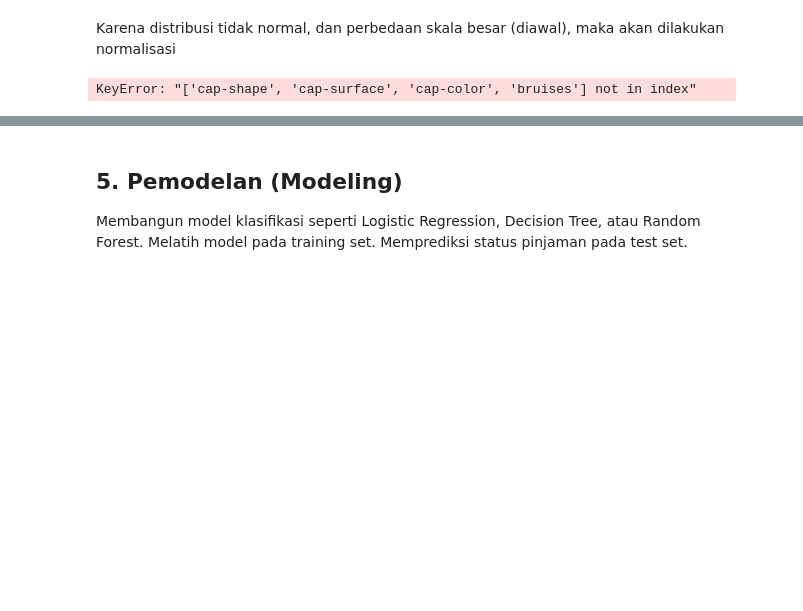
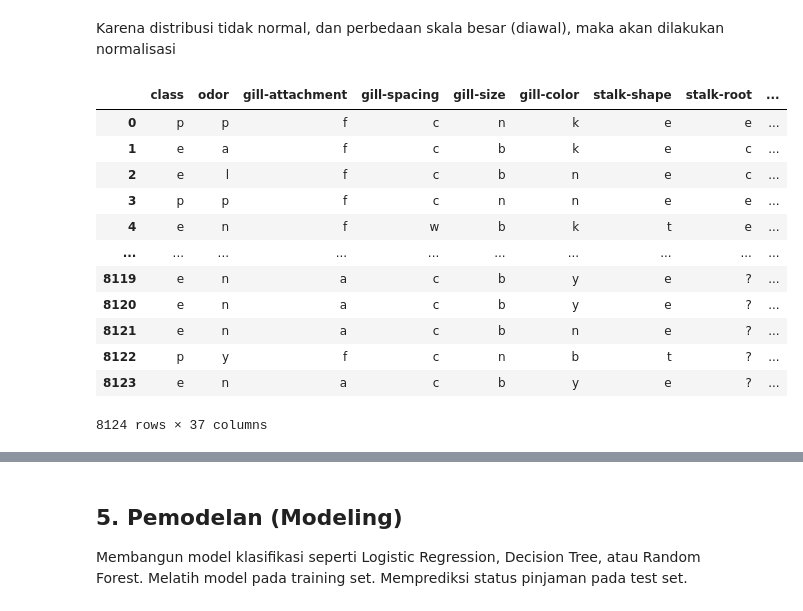
Before and after one commit to izamrosiawan/ss-code-semester-3, a Jupyter notebook: infrastruktur-dan-platform-untuk-sains-data/minggu-7/posttest/post test.ipynb, the cells around one changed output, grey strips where cells are left out. Cells and saved outputs as stored; diff of their text form; code cells hidden in the pictures; blank space fills up the shorter version.

```diff
--- a/infrastruktur-dan-platform-untuk-sains-data/minggu-7/posttest/post test.ipynb
+++ b/infrastruktur-dan-platform-untuk-sains-data/minggu-7/posttest/post test.ipynb
@@ -246,10 +246,23 @@ Karena distribusi tidak normal, dan perbedaan skala besar (diawal), maka akan di
 # %%
 scaler = MinMaxScaler()
 
-# Melakukan normalisasi
-df_encoded[columns] = scaler.fit_transform(df_encoded[columns])
+# Melakukan normalisasi pada kolom one-hot encoded (tipe bool)
+bool_cols = df_encoded.select_dtypes(include=['bool']).columns
+df_encoded[bool_cols] = scaler.fit_transform(df_encoded[bool_cols])
 df_encoded
 # %% [output]
+|  | class | odor | gill-attachment | gill-spacing | gill-size | gill-color | stalk-shape | stalk-root | ... |
+| 0 | p | p | f | c | n | k | e | e | ... |
+| 1 | e | a | f | c | b | k | e | c | ... |
+| 2 | e | l | f | c | b | n | e | c | ... |
+| 3 | p | p | f | c | n | n | e | e | ... |
+| 4 | e | n | f | w | b | k | t | e | ... |
+| ... | ... | ... | ... | ... | ... | ... | ... | ... | ... |
+| 8119 | e | n | a | c | b | y | e | ? | ... |
+| 8120 | e | n | a | c | b | y | e | ? | ... |
+| 8121 | e | n | a | c | b | n | e | ? | ... |
+| 8122 | p | y | f | c | n | b | t | ? | ... |
+| 8123 | e | n | a | c | b | y | e | ? | ... |
-KeyError: "['cap-shape', 'cap-surface', 'cap-color', 'bruises'] not in index"
+8124 rows × 37 columns
 # %%
 df_encoded.describe()
```
Also changed, not shown: parts of 4 cells of this notebook.
